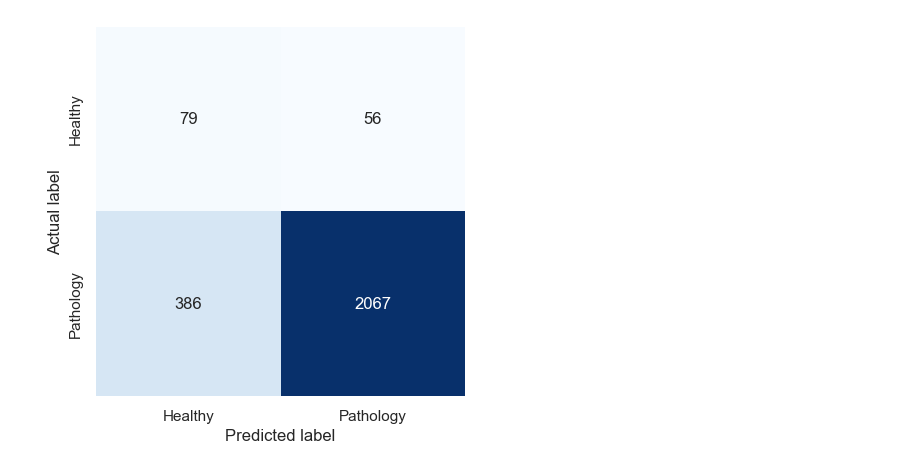
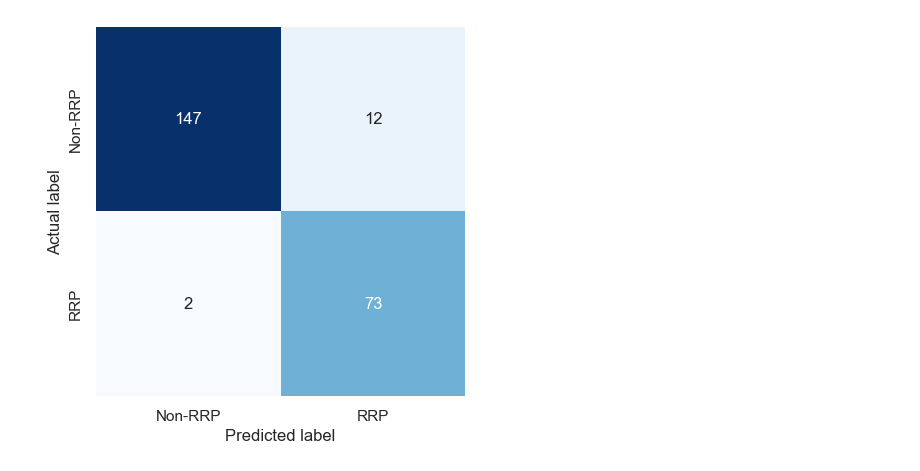
Before and after one commit to ffolaranmi/algorithms-clean, a Jupyter notebook: RRP_Data.ipynb, the cells around one changed output. Drawn from its saved outputs; the diff is of its cells as text; code cells hidden in the pictures.

```diff
--- a/RRP_Data.ipynb
+++ b/RRP_Data.ipynb
@@ -90,12 +88,12 @@ def windows(audio, window_size):
         yield start, int(start) + window_size #Retrieve the sample point index index of length window_size
         start += (window_size / 2) #Calculate the starting position of the next segment
 # %%
-# now only two catergories: 0 - healthy, 1 - pathology
+# now only two categories: 0 - Non-RRP, 1 - RRP
 
-path = 'C:/Users/princ/OneDrive - University of Strathclyde/Documents/university/fourth year/diss/AT2'
+path = 'C:/Users/princ/OneDrive - University of Strathclyde/Documents/university/fourth year/diss/AT3'
 
-extracted_features_hel = pd.DataFrame(columns=['features','label','names','classification'])
-extracted_features_pat = pd.DataFrame(columns=['features','label','names','classification'])
+extracted_features_nonrrp = pd.DataFrame(columns=['features','label','names','classification'])
+extracted_features_rrp    = pd.DataFrame(columns=['features','label','names','classification'])
 
 def extract_features(parent_dir, sub_dirs, label, file_ext="*.wav", bands=60, frames=41):
     '''Wrangle audio data into 60x41x2 frames.'''
@@ -207,15 +188,15 @@ AT2/
 # %%
 ## load all data
 
-healthy_folders = ['Healthy']
-pathology_folders = ['Pathology']
+nonrrp_folders = ['Non-RRP']
+rrp_folders = ['RRP']
 
-extracted_features_hel = extract_features(path, healthy_folders, 0)
-extracted_features_path = extract_features(path, pathology_folders, 1)
+extracted_features_nonrrp = extract_features(path, nonrrp_folders, 0)
+extracted_features_rrp    = extract_features(path, rrp_folders, 1)
 
-extracted_features_hel['classification'] = 'healthy'
-extracted_features_path['classification'] = 'pathology'
+extracted_features_nonrrp['classification'] = 'Non-RRP'
+extracted_features_rrp['classification']    = 'RRP'
 
-print(f"Healthy features extracted: {len(extracted_features_hel)}")
-print(f"Pathology features extracted: {len(extracted_features_path)}")
+print(f"Non-RRP features extracted: {len(extracted_features_nonrrp)}")
+print(f"RRP features extracted: {len(extracted_features_rrp)}")
 # %% [output]
@@ -265,15 +246,15 @@ from sklearn.preprocessing import LabelEncoder
 import numpy as np
 import pandas as pd
 
-train_hel, test_hel = train_test_split(extracted_features_hel, test_size=0.2, random_state=42)
-train_path, test_path = train_test_split(extracted_features_path, test_size=0.2, random_state=42)
+train_nonrrp, test_nonrrp = train_test_split(extracted_features_nonrrp, test_size=0.2, random_state=42)
+train_rrp,    test_rrp    = train_test_split(extracted_features_rrp,    test_size=0.2, random_state=42)
 
-val_hel, test_hel = train_test_split(test_hel, test_size=0.5, random_state=42)
-val_path, test_path = train_test_split(test_path, test_size=0.5, random_state=42)
+val_nonrrp, test_nonrrp = train_test_split(test_nonrrp, test_size=0.5, random_state=42)
+val_rrp,    test_rrp    = train_test_split(test_rrp,    test_size=0.5, random_state=42)
 
-train = pd.concat([train_hel, train_path], ignore_index=True)
-test = pd.concat([test_hel, test_path], ignore_index=True)
-val = pd.concat([val_hel, val_path], ignore_index=True)
+train = pd.concat([train_nonrrp, train_rrp], ignore_index=True)
+test  = pd.concat([test_nonrrp,  test_rrp],  ignore_index=True)
+val   = pd.concat([val_nonrrp,   val_rrp],   ignore_index=True)
 
 train = train.sample(frac=1, random_state=42).reset_index(drop=True)
 val   = val.sample(frac=1, random_state=42).reset_index(drop=True)
@@ -403,7 +385,7 @@ checkpointer = ModelCheckpoint(
 )
 
 early = EarlyStopping(
-    monitor='val_accuracy',
+    monitor='val_categorical_accuracy',
     verbose=1,
     patience=100,
     mode='max',
@@ -467,7 +443,7 @@ y_predicted = model.predict(X_test)
 
 mat = confusion_matrix(y_test.argmax(axis=1), y_predicted.argmax(axis=1))
 
-class_labels = ["Healthy", "Pathology"]
+class_labels = ["Non-RRP", "RRP"]
 
 sns.heatmap(mat, square=True, annot=True, fmt='d', cbar=False, cmap='Blues',
              xticklabels=class_labels,
@@ -482,4 +458,4 @@ plt.savefig('heatmap.png')
-[figure, old version]
+[figure, new version]
 # %%
 np.save('X_train.npy', X_train)
 np.save('y_train.npy', y_train)
```
Also changed, not shown: parts of 18 cells of this notebook, 9 other files.
